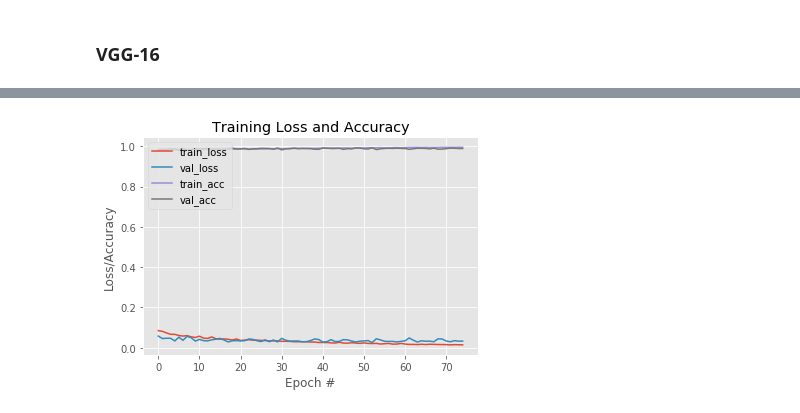
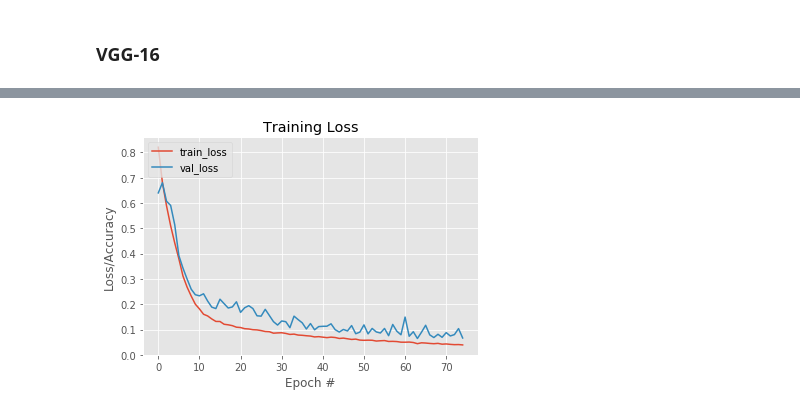
Before and after one commit to Keleas/Wafer_maps, a Jupyter notebook: WM-811k Wafermap.ipynb, the cells around one changed output, grey strips where cells are left out. Saved outputs shown, nothing was run; the diff lists cells and outputs as text; code cells hidden in the pictures.

```diff
--- a/WM-811k Wafermap.ipynb
+++ b/WM-811k Wafermap.ipynb
@@ -422,15 +427,13 @@ Epoch 75/75
 # %%
-# plot the training loss and accuracy
+# plot the training loss
 plt.style.use("ggplot")
 plt.figure()
 N = EPOCHS
 plt.plot(np.arange(0, N), net.history["loss"], label="train_loss")
 plt.plot(np.arange(0, N), net.history["val_loss"], label="val_loss")
-plt.plot(np.arange(0, N), net.history["acc"], label="train_acc")
-plt.plot(np.arange(0, N), net.history["val_acc"], label="val_acc")
-plt.title("Training Loss and Accuracy")
+plt.title("Training Loss")
 plt.xlabel("Epoch #")
 plt.ylabel("Loss/Accuracy")
 plt.legend(loc="upper left");
 # %% [output]
-[figure, old version]
+[figure, new version]
```
Also changed, not shown: parts of 10 cells of this notebook, 18 other files.
